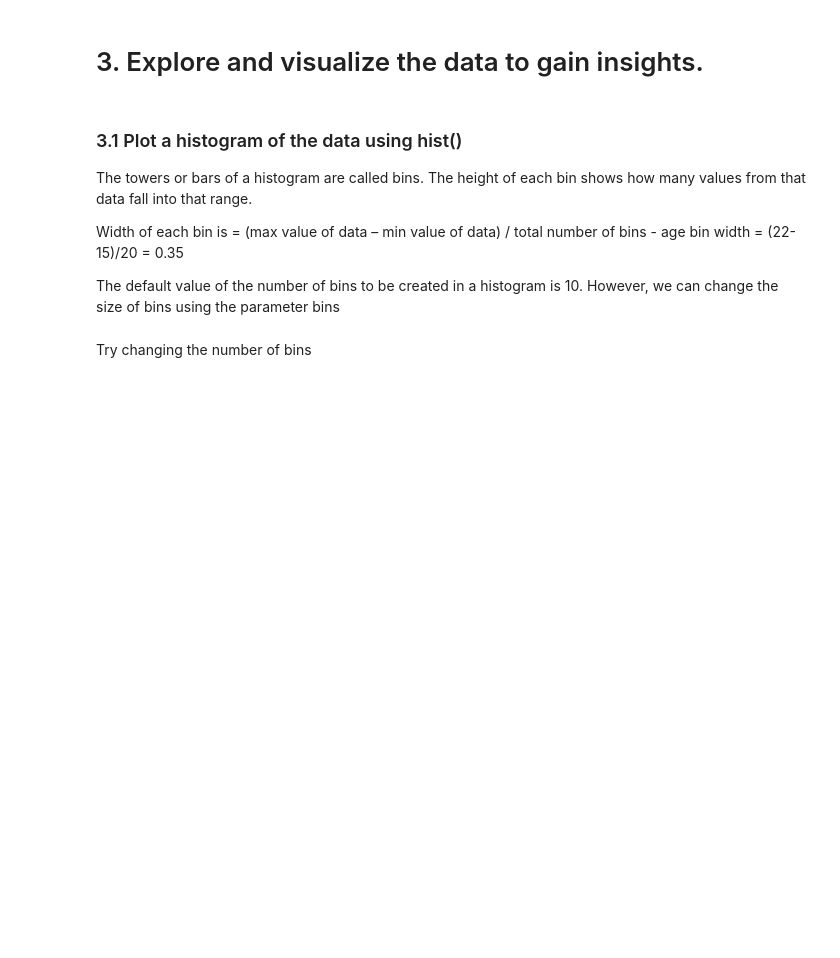
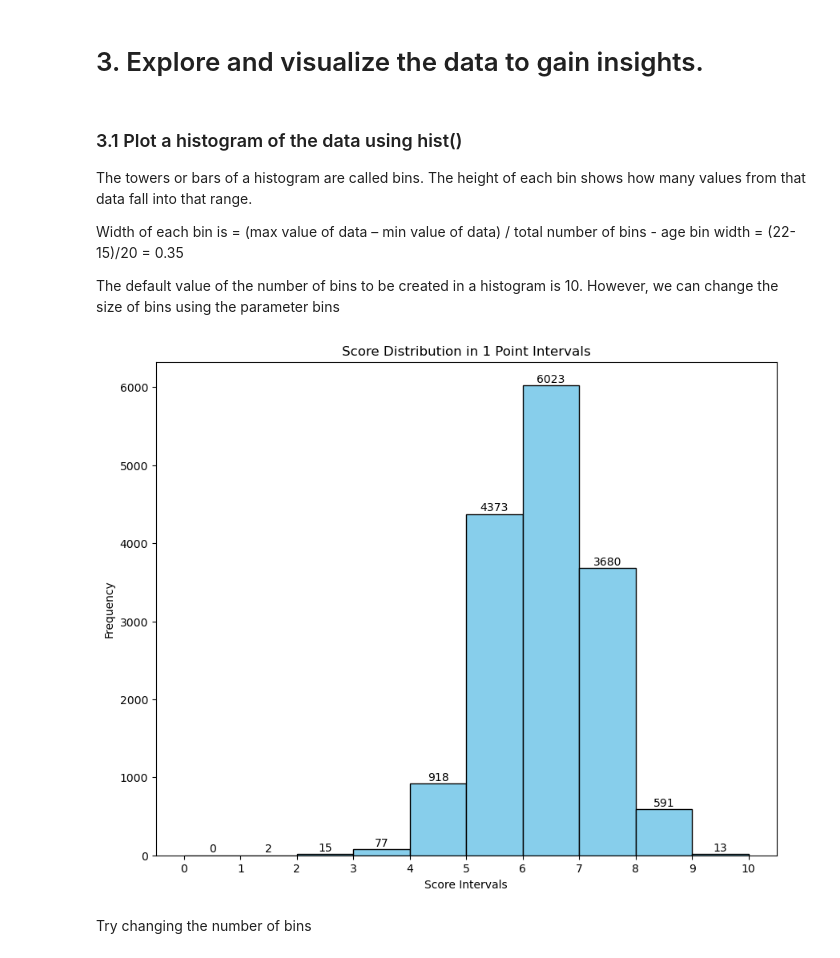
Before and after one commit to Threegoldsqwq/Machine_Learning_Anime_Recommendation, a Jupyter notebook: Animes_Analysis.ipynb, the cells around one changed output. Cells and saved outputs as stored; diff of their text form; code cells hidden in the pictures; blank space fills up the shorter version.

```diff
--- a/Animes_Analysis.ipynb
+++ b/Animes_Analysis.ipynb
@@ -298,3 +295,26 @@ plt.show()
+# %%
+# 设定每个区间的宽度为1
+edges = np.arange(0, 11, 1)
+
+# 使用pd.cut将Score列的值划分到这些区间，并计算每个区间内的数目
+counts = pd.cut(animes['Score'], bins=edges, include_lowest=True, right=False).value_counts(sort=False)
+
+# 绘制直方图并在每个柱子上方显示计数
+plt.figure(figsize=(10, 8))
+bars = plt.bar(x=edges[:-1], height=counts, width=1, align='edge', color='skyblue', edgecolor='black')
+
+# 在柱子上方添加计数标签
+for bar in bars:
+    yval = bar.get_height()
+    plt.text(bar.get_x() + bar.get_width()/2, yval + 10, yval, ha='center', va='bottom')
+
+plt.title('Score Distribution in 1 Point Intervals')
+plt.xlabel('Score Intervals')
+plt.ylabel('Frequency')
+plt.xticks(ticks=edges)
+plt.show()
+# %% [output]
+[figure, added]
 # %% [markdown]
 Try changing the number of bins
 # %%
```
Also changed, not shown: parts of 3 cells of this notebook.
